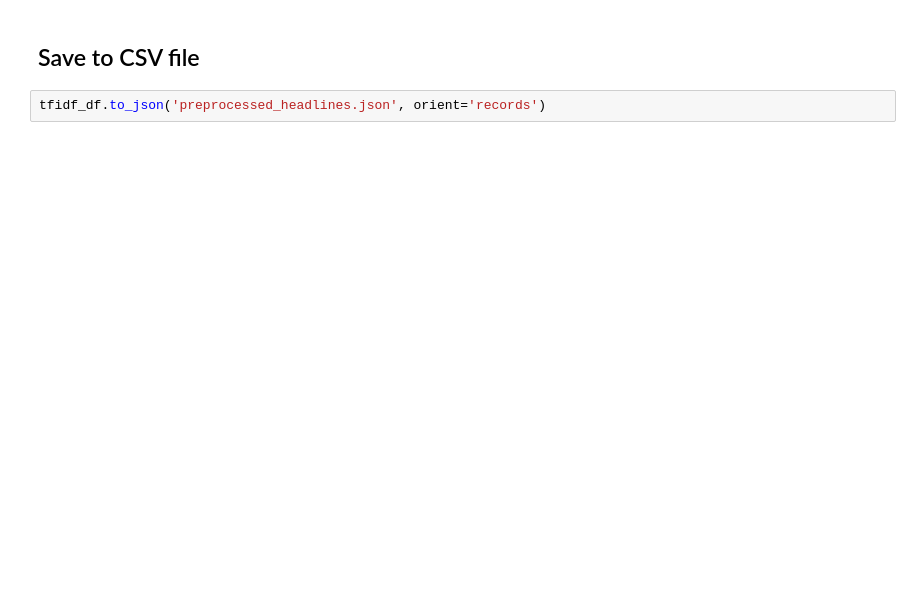
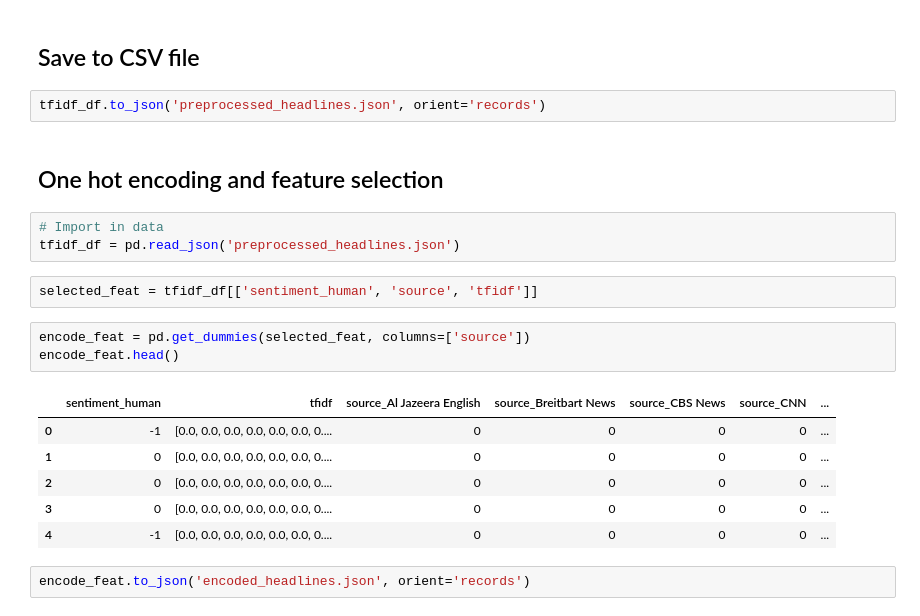
Before and after one commit to James-Ashley/sentiment-analysis-dashboard, a Jupyter notebook: sentiment_classification/sentiment_data_preprocessing.ipynb, the cells around one changed output. Saved outputs shown, nothing was run; the diff lists cells and outputs as text; blank space fills up the shorter version.

Commit message:
added one hot encoding

```diff
--- a/sentiment_classification/sentiment_data_preprocessing.ipynb
+++ b/sentiment_classification/sentiment_data_preprocessing.ipynb
@@ -202,3 +197,22 @@ tfidf_df.head()
 ## Save to CSV file
 # %%
 tfidf_df.to_json('preprocessed_headlines.json', orient='records')
+# %% [markdown]
+## One hot encoding and feature selection
+# %%
+# Import in data
+tfidf_df = pd.read_json('preprocessed_headlines.json')
+# %%
+selected_feat = tfidf_df[['sentiment_human', 'source', 'tfidf']]
+# %%
+encode_feat = pd.get_dummies(selected_feat, columns=['source'])
+encode_feat.head()
+# %% [output]
+|  | sentiment_human | tfidf | source_Al Jazeera English | source_Breitbart News | source_CBS News | source_CNN | ... |
+| 0 | -1 | [0.0, 0.0, 0.0, 0.0, 0.0, 0.0, 0.... | 0 | 0 | 0 | 0 | ... |
+| 1 | 0 | [0.0, 0.0, 0.0, 0.0, 0.0, 0.0, 0.... | 0 | 0 | 0 | 0 | ... |
+| 2 | 0 | [0.0, 0.0, 0.0, 0.0, 0.0, 0.0, 0.... | 0 | 0 | 0 | 0 | ... |
+| 3 | 0 | [0.0, 0.0, 0.0, 0.0, 0.0, 0.0, 0.... | 0 | 0 | 0 | 0 | ... |
+| 4 | -1 | [0.0, 0.0, 0.0, 0.0, 0.0, 0.0, 0.... | 0 | 0 | 0 | 0 | ... |
+# %%
+encode_feat.to_json('encoded_headlines.json', orient='records')
```
Also changed, not shown: parts of 1 cell of this notebook, 1 other file.
